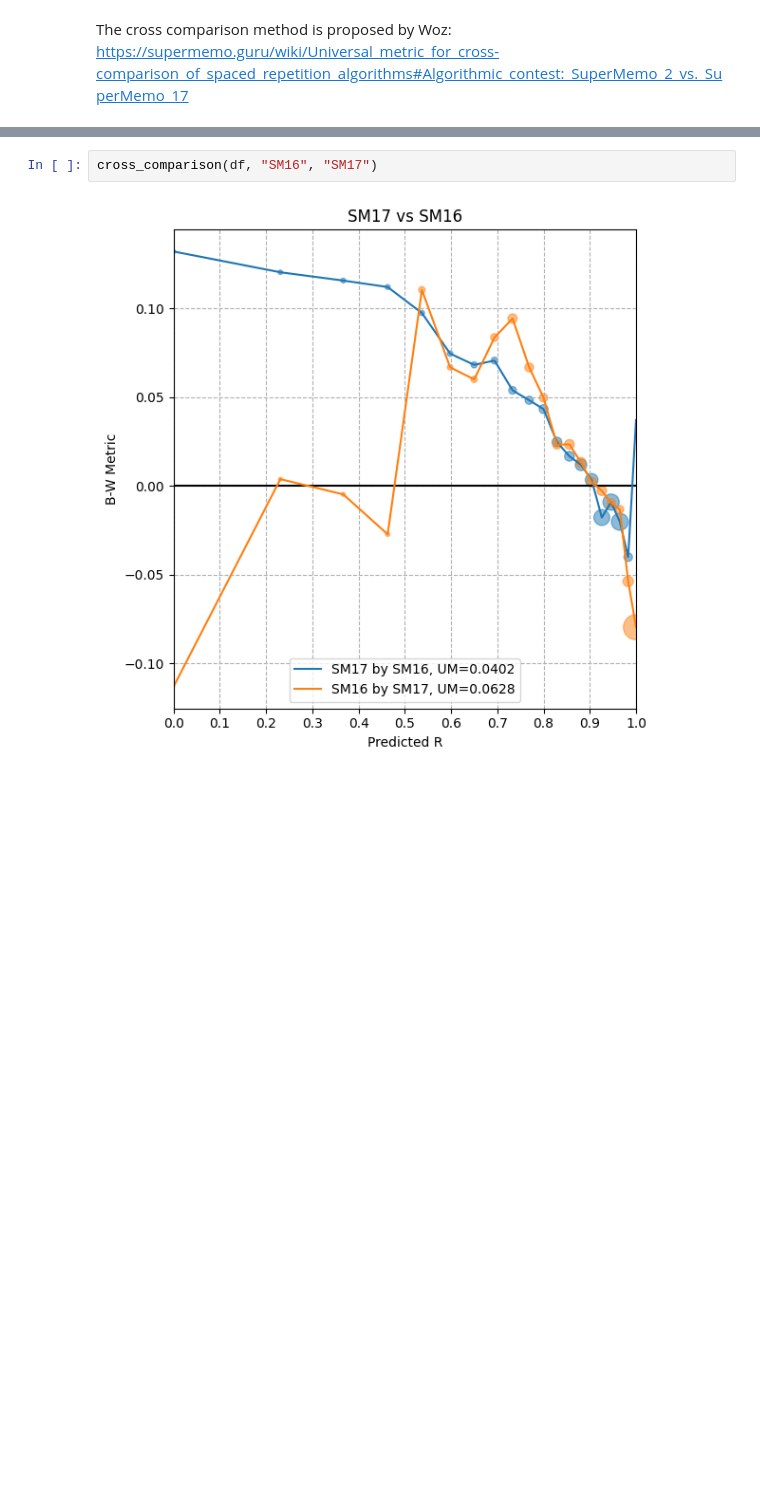
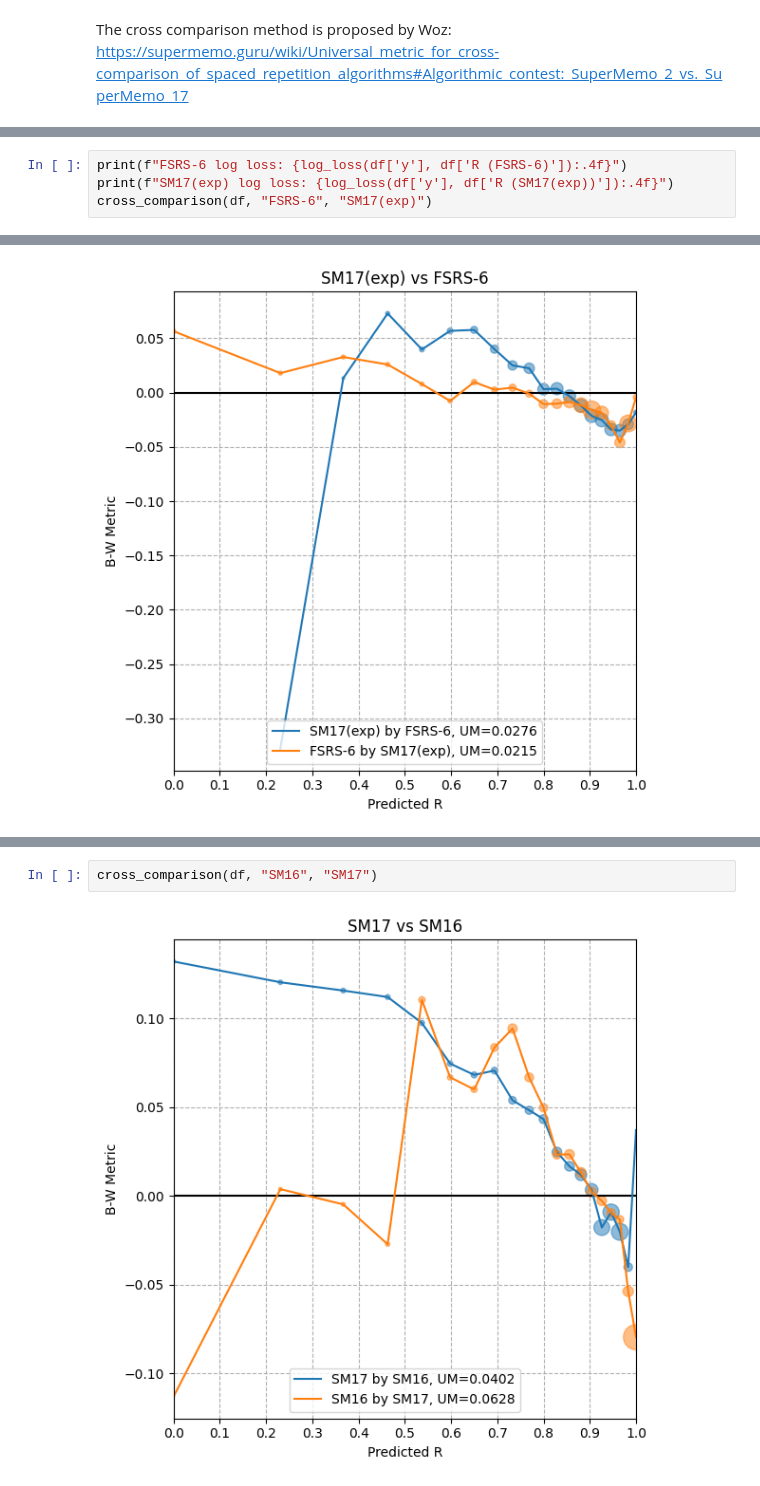
Before and after one commit to open-spaced-repetition/fsrs-vs-sm17, a Jupyter notebook: cross-comparison.ipynb, the cells around one changed output, grey strips where cells are left out. Saved outputs shown, nothing was run; the diff lists cells and outputs as text; blank space fills up the shorter version.

Commit message:
add more cross-comparisons

```diff
--- a/cross-comparison.ipynb
+++ b/cross-comparison.ipynb
@@ -94,0 +99,5 @@ cross_comparison(df, "FSRS-6", "SM17")
+# %%
+print(f"FSRS-6 log loss: {log_loss(df['y'], df['R (FSRS-6)']):.4f}")
+print(f"SM17(exp) log loss: {log_loss(df['y'], df['R (SM17(exp))']):.4f}")
+cross_comparison(df, "FSRS-6", "SM17(exp)")
+# %% [output]
@@ -94,0 +106 @@ cross_comparison(df, "FSRS-6", "SM17")
+[figure, added]
```
Also changed, not shown: parts of 8 cells of this notebook.
